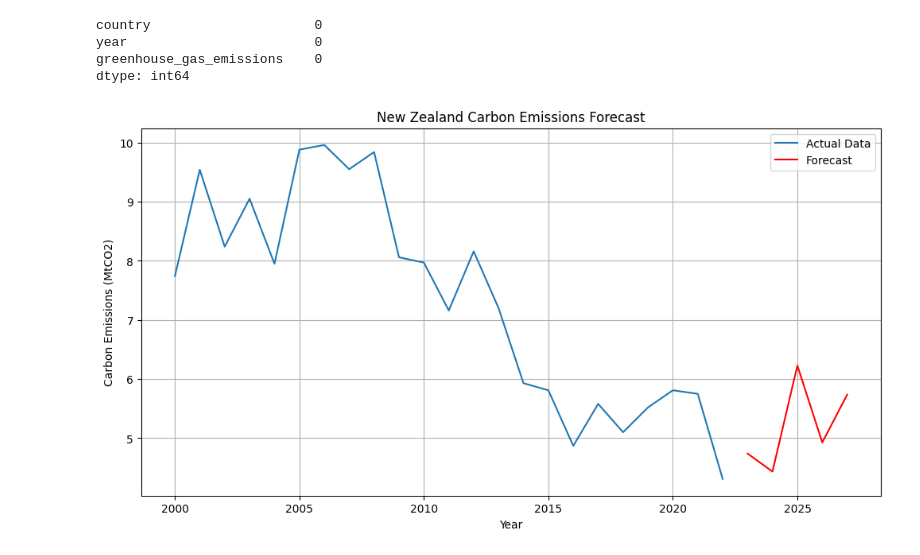
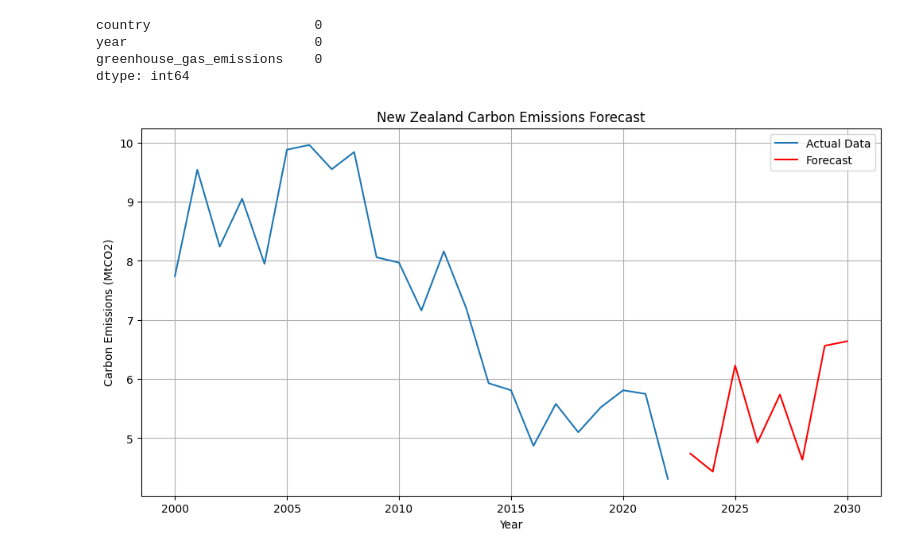
Before and after one commit to RandikaSilva/Energy-Demand-Analysis-Visualization, a Jupyter notebook: src/notebook/data_solution_carban_emission_forcasting.ipynb, the cells around one changed output. Cells and saved outputs as stored; diff of their text form; code cells hidden in the pictures.

Commit message:
Carbon Emssion Forecasting Changes

```diff
--- a/src/notebook/data_solution_carban_emission_forcasting.ipynb
+++ b/src/notebook/data_solution_carban_emission_forcasting.ipynb
@@ -55,7 +57,7 @@ greenhouse_gas_emissions    0
 dtype: int64
 # %%
 # Carban emissions forcasting
-def forecast_carban_emissions(country, years_to_forecast=5):
+def forecast_carban_emissions(country, years_to_forecast=8):
     country_data = data_selected[data_selected['country'] == country]
     country_data = country_data.set_index('year')
     series = country_data['greenhouse_gas_emissions'].dropna()
@@ -81,8 +83,8 @@ def forecast_carban_emissions(country, years_to_forecast=5):
     plt.show()
 
     return forecast
-
-for country in countries:
-    forecast_carban_emissions(country, years_to_forecast=5)
-# %% [output]
-[figure, removed]
+# %%
+for country in countries:
+    forecast_carban_emissions(country, years_to_forecast=8)
+# %% [output]
+[figure, added]
```
Also changed, not shown: parts of 3 cells of this notebook, 3 other files.
